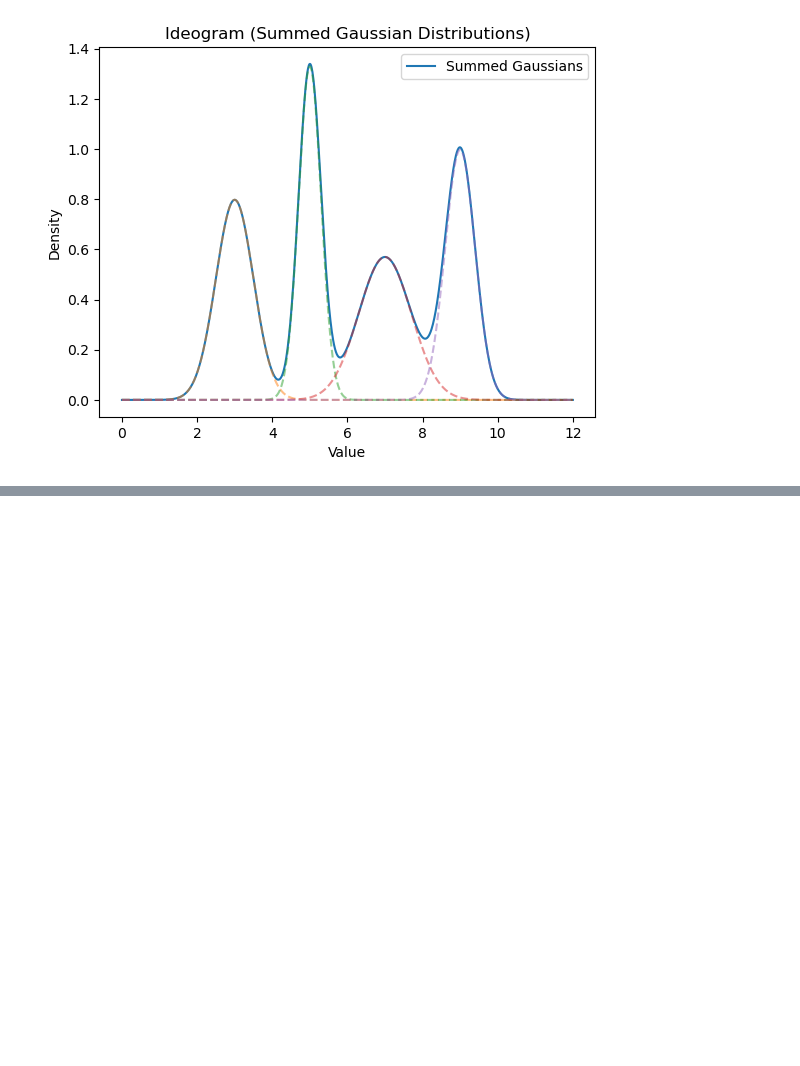
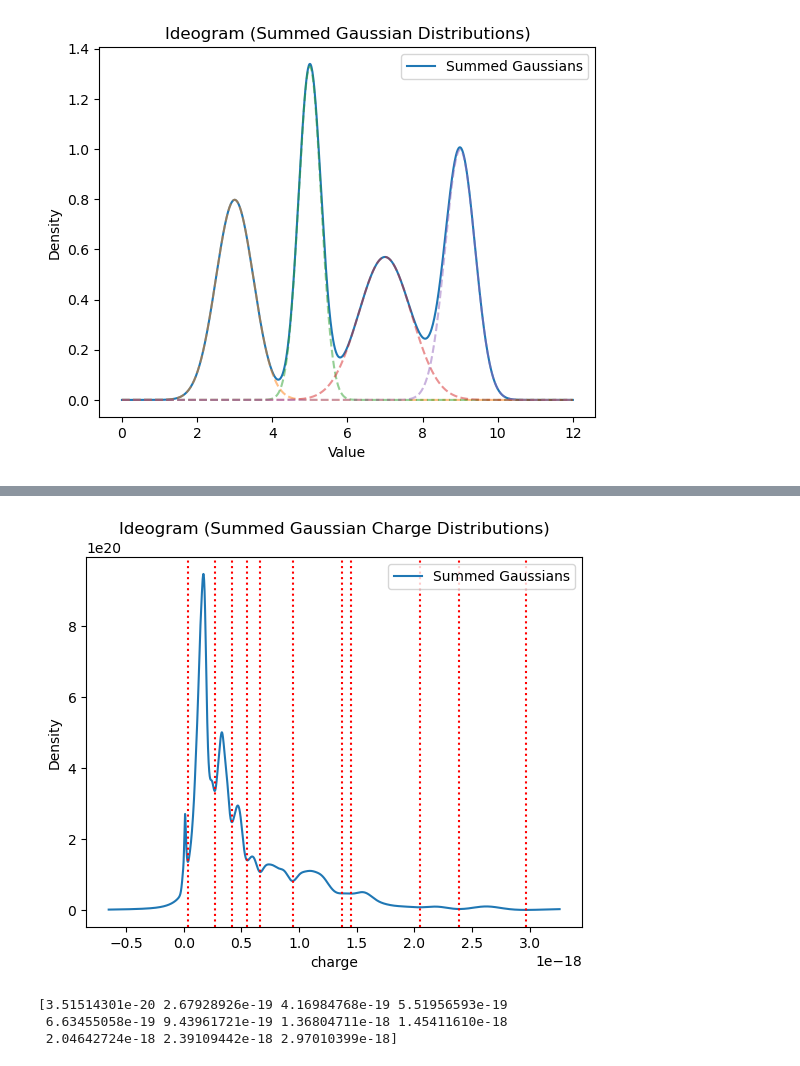
Before and after one commit to Steinburglar/advanced_exp, a Jupyter notebook: FAFO/TestLucas.ipynb, the cells around one changed output, grey strips where cells are left out. Drawn from its saved outputs; the diff is of its cells as text; code cells hidden in the pictures; blank space fills up the shorter version.

```diff
--- a/FAFO/TestLucas.ipynb
+++ b/FAFO/TestLucas.ipynb
@@ -51,0 +59,9 @@ Droplet found without enough values
+# %%
+class_q, class_sigma_q = dl.load_class_charges("/home/lucas/repos/advanced_exp/Databases/combined_droplets_data.csv")
+min_x = ideogram(class_q, class_sigma_q)
+print(min_x)
+# %% [output]
+[figure, added]
+[3.51514301e-20 2.67928926e-19 4.16984768e-19 5.51956593e-19
+ 6.63455058e-19 9.43961721e-19 1.36804711e-18 1.45411610e-18
+ 2.04642724e-18 2.39109442e-18 2.97010399e-18]
```
Also changed, not shown: parts of 3 cells of this notebook, 3 other files.
